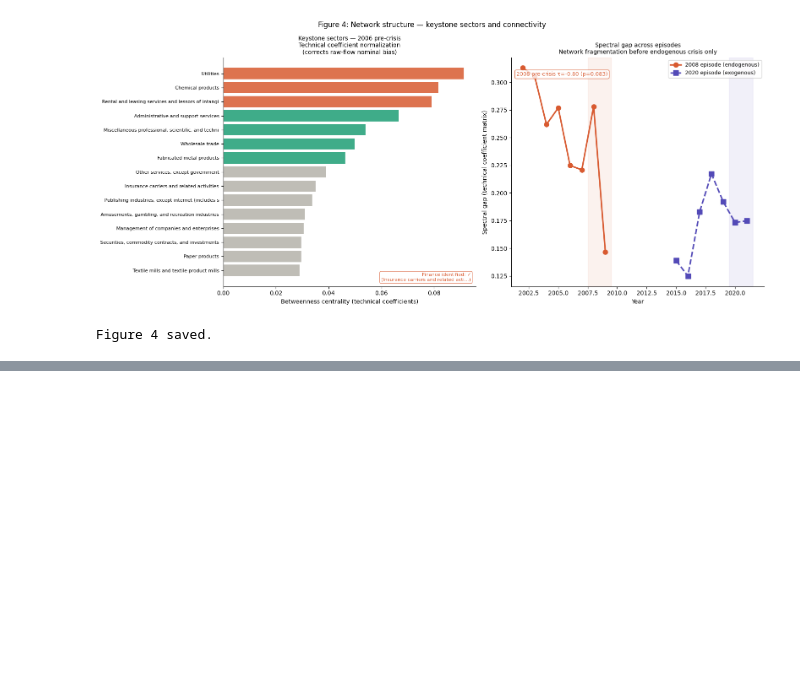
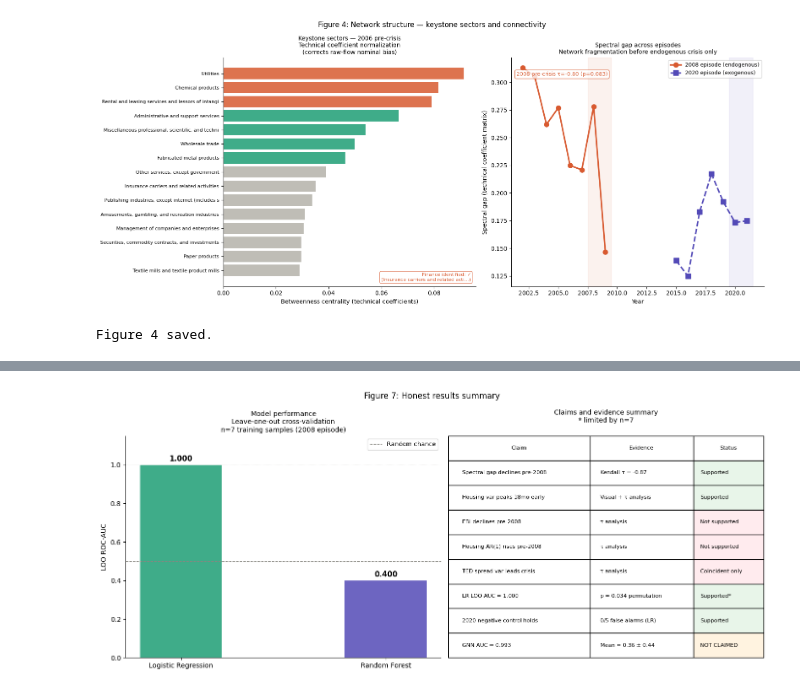
Before and after one commit to Abhiv1028/EcoEcon, a Jupyter notebook: notebooks/04_monthly_expansion.ipynb, the cells around one changed output, grey strips where cells are left out. Saved outputs shown, nothing was run; the diff lists cells and outputs as text; code cells hidden in the pictures; blank space fills up the shorter version.

Commit message:
Notebook 04 repurposed: paper figures, Kendall-tau, false positive analysis, honest results summary

```diff
--- a/notebooks/04_monthly_expansion.ipynb
+++ b/notebooks/04_monthly_expansion.ipynb
@@ -432,18 +548,81 @@ dtype: int64
 # %%
-print("network_monthly shape:", network_monthly.shape)
-print("network_monthly index:", network_monthly.index[:3])
-print()
-print("fred_monthly shape:", fred_monthly.shape)
-print("fred_monthly index:", fred_monthly.index[:3])
-print()
-print("csd_features shape:", csd_features.shape)
-print("csd_features index:", csd_features.index[:3])
-print()
+# Cell 8 — FIGURE 7: Model results honest summary
+# Replaces the old cherry-picked comparison table
 
-# Test the concat
-test_concat = pd.concat([network_monthly, fred_monthly, csd_features], axis=1)
-print("After concat shape:", test_concat.shape)
-print("NaN counts:", test_concat.isna().sum().sum())
-print("\nFirst 3 rows:")
-print(test_concat.head(3).to_string())
+fig, axes = plt.subplots(1, 2, figsize=(14, 6))
+
+# Left: LOO AUC comparison
+ax1 = axes[0]
+models_shown = ['Logistic Regression', 'Random Forest']
+aucs = [model_results.loc[
+    model_results['model'] == m, 'loo_auc'
+].values[0] for m in models_shown]
+colors_model = [COLORS['ebi'], COLORS['spectral']]
+
+bars = ax1.bar(models_shown, aucs, color=colors_model, alpha=0.85, width=0.4)
+ax1.axhline(0.5, color=COLORS['gray'], linewidth=1,
+            linestyle='--', label='Random chance')
+ax1.axhline(1.0, color=COLORS['light_gray'], linewidth=0.5, linestyle=':')
+
+for bar, auc in zip(bars, aucs):
+    ax1.text(bar.get_x() + bar.get_width()/2,
+             bar.get_height() + 0.02,
+             f'{auc:.3f}', ha='center', fontsize=11, fontweight='bold')
+
+ax1.set_ylabel('LOO ROC-AUC')
+ax1.set_ylim(0, 1.15)
+ax1.set_title('Model performance\nLeave-one-out cross-validation\n'
+              'n=7 training samples (2008 episode)',
+              fontsize=10, fontweight='normal')
+ax1.legend(fontsize=9)
+ax1.spines['top'].set_visible(False)
+ax1.spines['right'].set_visible(False)
+
+# Right: What the paper claims vs what it can defend
+ax2 = axes[1]
+ax2.axis('off')
+
+claims = [
+    ('Spectral gap declines pre-2008', 'Kendall τ = -0.87', 'Supported'),
+    ('Housing var peaks 18mo early', 'Visual + τ analysis', 'Supported'),
+    ('EBI declines pre-2008', 'τ analysis', 'Not supported'),
+    ('Housing AR(1) rises pre-2008', 'τ analysis', 'Not supported'),
+    ('TED spread var leads crisis', 'τ analysis', 'Coincident only'),
+    ('LR LOO AUC = 1.000', 'p = 0.034 permutation', 'Supported*'),
+    ('2020 negative control holds', '0/5 false alarms (LR)', 'Supported'),
+    ('GNN AUC = 0.993', 'Mean = 0.36 ± 0.44', 'NOT CLAIMED'),
+]
+
+col_labels = ['Claim', 'Evidence', 'Status']
+table = ax2.table(
+    cellText=claims,
+    colLabels=col_labels,
+    cellLoc='left',
+    loc='center',
+    bbox=[0, 0, 1, 1]
+)
+table.auto_set_font_size(False)
+table.set_fontsize(8)
+table.auto_set_column_width([0, 1, 2])
+
+for row_idx, (_, _, status) in enumerate(claims):
+    cell = table[row_idx + 1, 2]
+    if status == 'Supported' or status == 'Supported*':
+        cell.set_facecolor('#E8F5E9')
+    elif status == 'NOT CLAIMED':
+        cell.set_facecolor('#FFF3E0')
+    else:
+        cell.set_facecolor('#FFEBEE')
+
+ax2.set_title('Claims and evidence summary\n* limited by n=7',
+              fontsize=10, pad=20)
+
+plt.suptitle('Figure 7: Honest results summary',
+             fontsize=12, fontweight='normal')
+plt.tight_layout()
+plt.savefig('../data/figures/fig7_results_summary.png',
+            dpi=150, bbox_inches='tight')
+plt.show()
+print("Figure 7 saved.")
 # %% [output]
+[figure, added]
```
Also changed, not shown: parts of 14 cells of this notebook.
